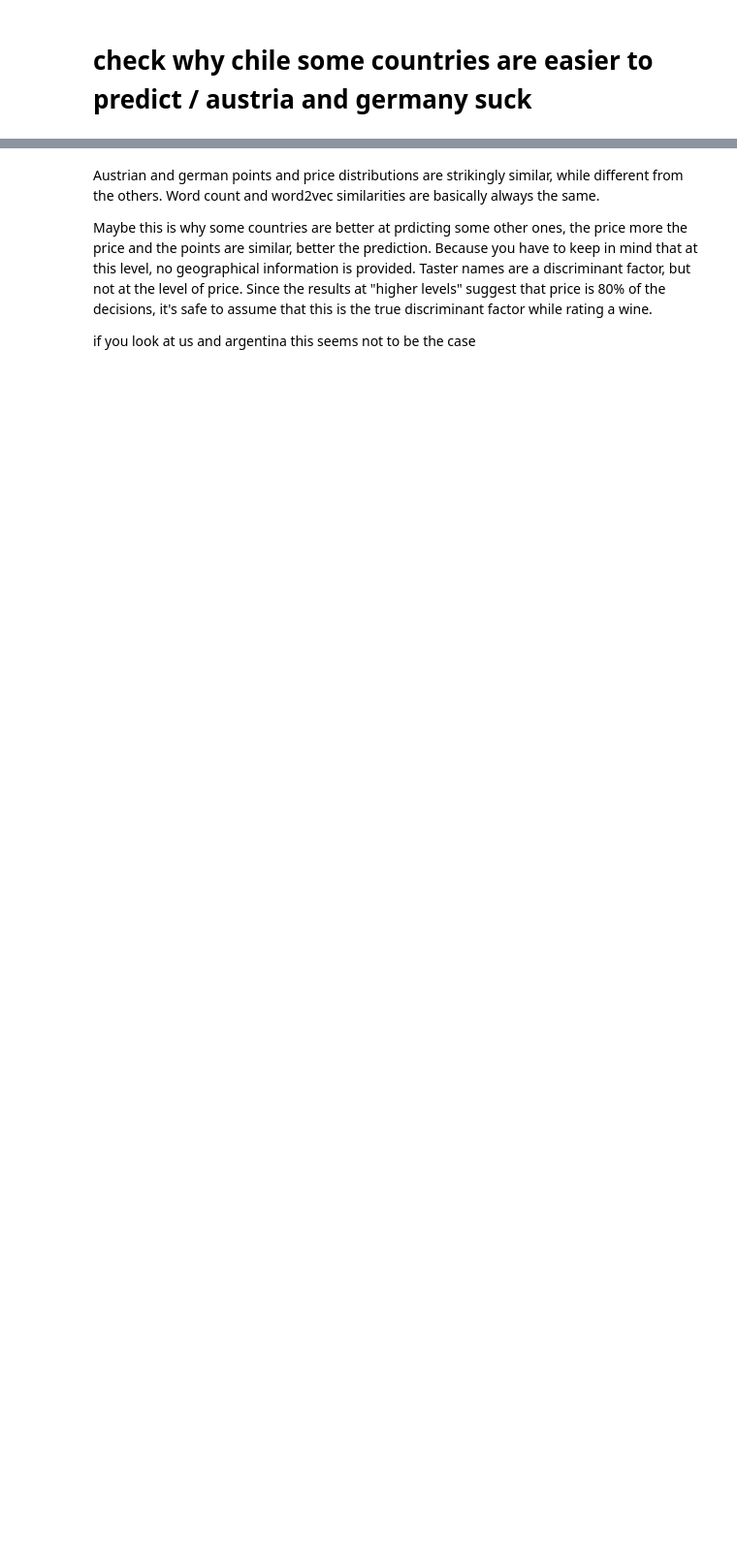
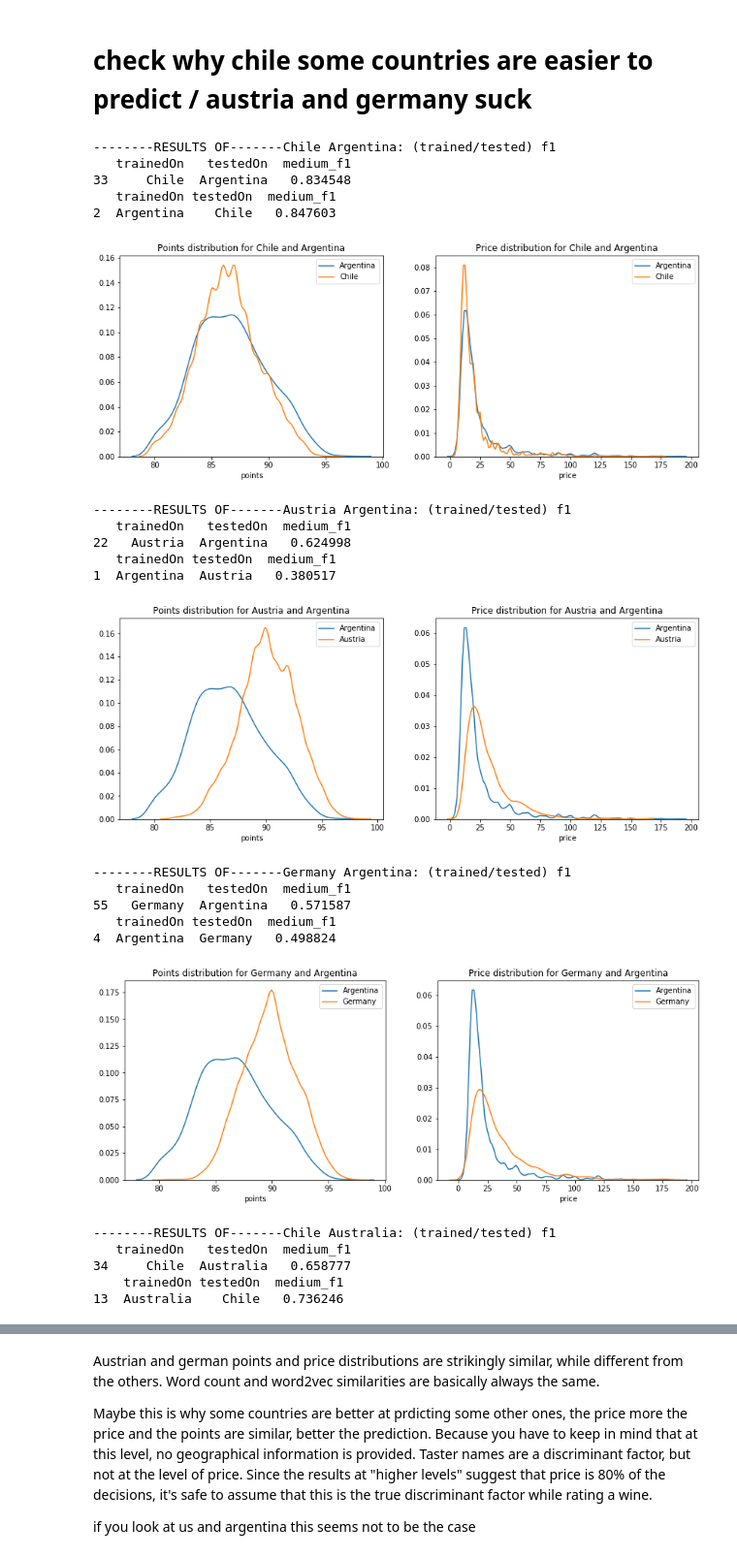
Before and after one commit to Gneur11/bdaFinalMIo, a Jupyter notebook: ClassifierAnalysis2.0.ipynb, the cells around one changed output, grey strips where cells are left out. Shown at 97% size. Saved outputs shown, nothing was run; the diff lists cells and outputs as text; code cells hidden in the pictures; blank space fills up the shorter version.

```diff
--- a/ClassifierAnalysis2.0.ipynb
+++ b/ClassifierAnalysis2.0.ipynb
@@ -1199,31 +1273,54 @@ for t1 in countries:
             print("--------RESULTS OF-------"+ t + " " + t1 + ": (trained/tested) f1 ")
             row = t2[(t2["trainedOn"]==t) & (t2["testedOn"]==t1)]
             print(row)
             row1 = t2[(t2["trainedOn"]==t1) & (t2["testedOn"]==t)]
             print(row1)
             fig, ax = plt.subplots(figsize = (14, 5))
             temp = wine_base[(wine_base["country"] == t) & (wine_base["price"] < 200)]
             temp1 = wine_base[(wine_base["country"] == t1) & (wine_base["price"] < 200)]
             plt.subplot(1, 2, 1)
             plt.title("Points distribution for " + t + " and " + t1 )
-            ax.fill_between()
             sns.distplot(temp1["points"],label=t1,bins = 20,hist=False,norm_hist=True,kde=True)
             sns.distplot(temp["points"],label=t,bins = 20,hist=False,norm_hist=True,kde=True)
             plt.legend()
             #plt.subplot(2,2,2)
             plt.subplot(1, 2, 2)
             plt.title("Price distribution for " + t + " and " + t1)
             sns.distplot(temp1["price"],label=t1,hist=False,norm_hist=True,kde=True)
             sns.distplot(temp["price"],label=t,hist=False,norm_hist=True,kde=True)
             plt.legend()
             #plt.subplot(2, 2,3)
             #plt.title("word_count distribution for " + t + " and " + t1)
             #sns.distplot(temp1["word_count"],label=t1,bins = 20,hist=False,norm_hist=True,kde=True)
             #sns.distplot(temp["word_count"],bins = 20,label=t,hist=False,norm_hist=True,kde=True)
             #plt.legend()
             #plt.subplot(2, 2,4)
             #plt.title("word2vec similarity distribution for " + t + " and " + t1)
             #sns.distplot(temp1["similarityTop3WinesByVariety"],label=t1,bins = 20,hist=False,norm_hist=True,kde=True)
             #sns.distplot(temp["similarityTop3WinesByVariety"],bins = 20,label=t,hist=False,norm_hist=True,kde=True)
             #plt.legend()
             plt.show()
+# %% [output]
+--------RESULTS OF-------Chile Argentina: (trained/tested) f1
+   trainedOn   testedOn  medium_f1
+33     Chile  Argentina   0.834548
+   trainedOn testedOn  medium_f1
+2  Argentina    Chile   0.847603
+[figure, added]
+--------RESULTS OF-------Austria Argentina: (trained/tested) f1
+   trainedOn   testedOn  medium_f1
+22   Austria  Argentina   0.624998
+   trainedOn testedOn  medium_f1
+1  Argentina  Austria   0.380517
+[figure, added]
+--------RESULTS OF-------Germany Argentina: (trained/tested) f1
+   trainedOn   testedOn  medium_f1
+55   Germany  Argentina   0.571587
+   trainedOn testedOn  medium_f1
+4  Argentina  Germany   0.498824
+[figure, added]
+--------RESULTS OF-------Chile Australia: (trained/tested) f1
+   trainedOn   testedOn  medium_f1
+34     Chile  Australia   0.658777
+    trainedOn testedOn  medium_f1
+13  Australia    Chile   0.736246
```
Also changed, not shown: parts of 40 cells of this notebook, 1 other file.
